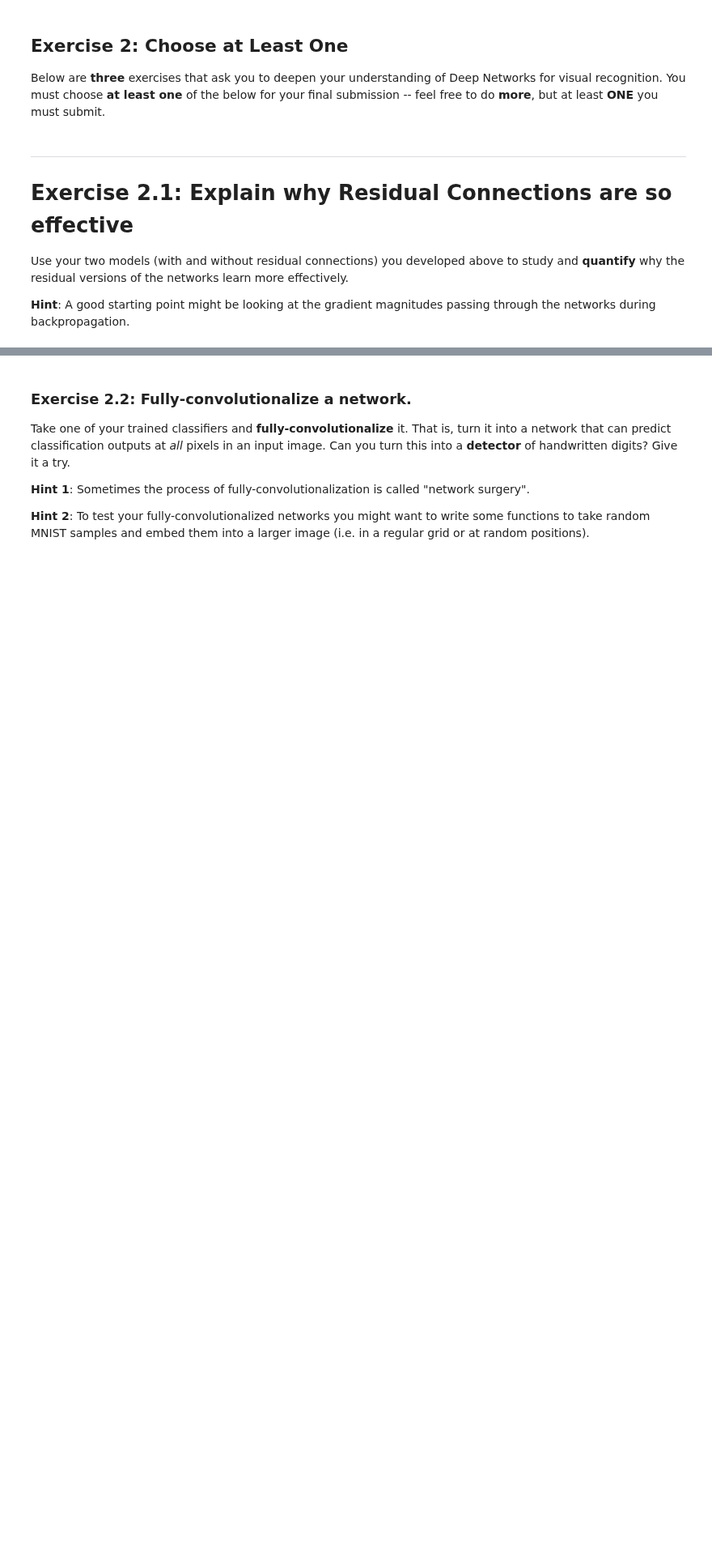
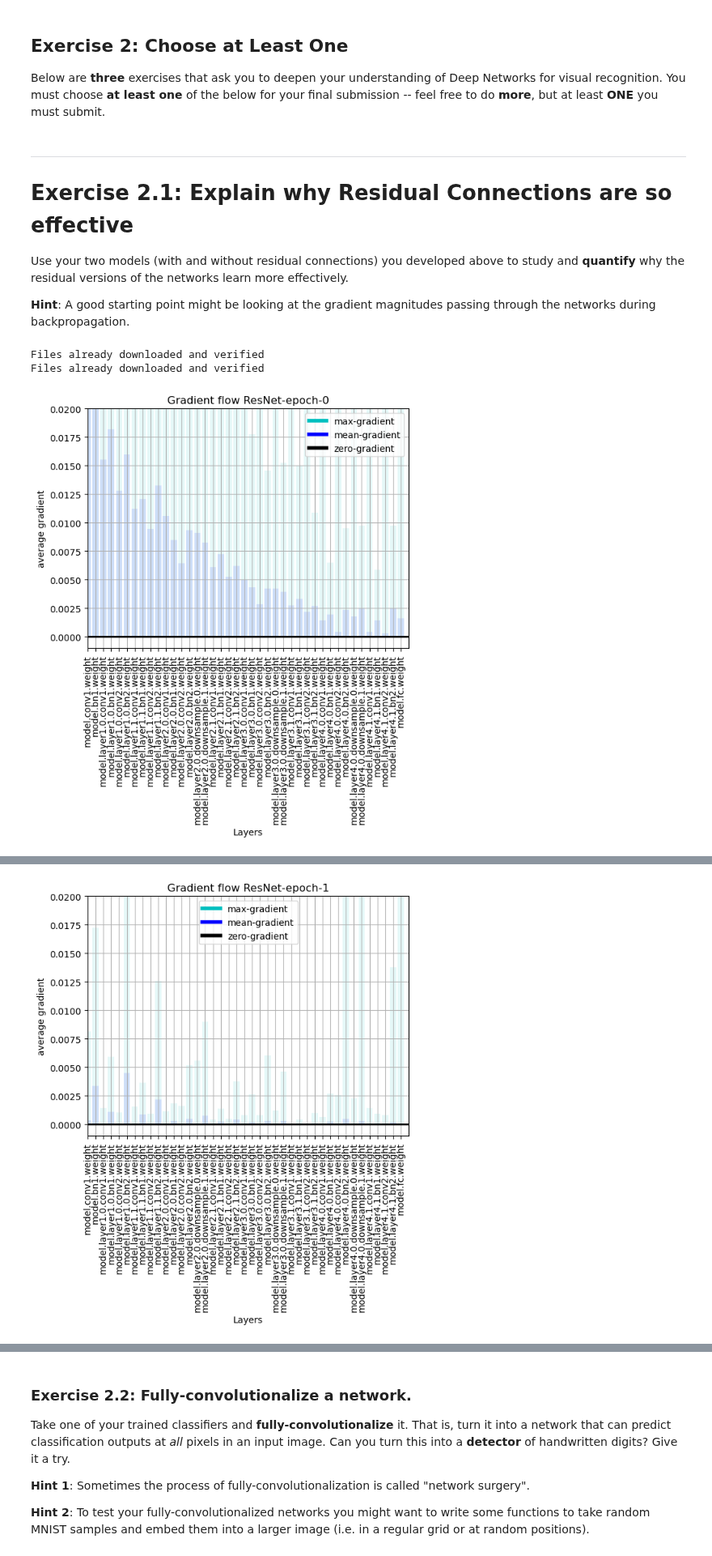
Before and after one commit to BaiardiLorenzo/DLA, a Jupyter notebook: Lab1/Lab1-CNNs-Exercise2.ipynb, the cells around one changed output, grey strips where cells are left out. Shown at 81% size. Cells and saved outputs as stored; diff of their text form; code cells hidden in the pictures; blank space fills up the shorter version.

```diff
--- a/Lab1/Lab1-CNNs-Exercise2.ipynb
+++ b/Lab1/Lab1-CNNs-Exercise2.ipynb
@@ -379 +546,64 @@ def plot_grad_flow(named_parameters, title):
     plt.show()
+# %%
+device = torch.device("cuda:0" if torch.cuda.is_available() else "cpu")
+
+# Retrain the ResNet18 model and the CNN model for quantify the gradient vanishing problem
+# resnet18 = ResNet(num_classes=10, skip_connection=True).to(device)
+# notres18 = ResNet(num_classes=10, skip_connection=False).to(device)
+resnet18 = ResNet18().to(device)
+notres18 = ResNet18NoSkip().to(device)
+
+# Dataset
+transform = transforms.Compose([
+    transforms.ToTensor(),
+    transforms.Normalize((0.4914, 0.4822, 0.4465), (0.2023, 0.1994, 0.2010))
+])
+
+ds_train = torchvision.datasets.CIFAR10(root='../data', train=True, download=True, transform=transform)
+ds_test = torchvision.datasets.CIFAR10(root='../data', train=False, download=True, transform=transform)
+
+batch_size = 128
+
+dl_train = DataLoader(ds_train, batch_size=batch_size, shuffle=True)
+dl_test = DataLoader(ds_test, batch_size=batch_size, shuffle=False)
+
+# Loss and optimizer
+lr = 0.1
+# opt_notres = torch.optim.SGD(notres18.parameters(), lr=lr, momentum=0.9, weight_decay=1e-4)
+# opt_resnet = torch.optim.SGD(resnet18.parameters(), lr=lr, momentum=0.9, weight_decay=1e-4)
+opt_resnet = torch.optim.Adam(resnet18.parameters(), lr=lr)
+opt_notres = torch.optim.Adam(notres18.parameters(), lr=lr)
+
+def train_gradient(model, opt, epochs, title):
+    model.train()
+    losses = []
+    for epoch in range(epochs):
+        ls = []
+        for (i, (xs, ys)) in enumerate(tqdm(dl_train, desc=f'Training epoch {epoch}', leave=True)):
+            xs, ys = xs.to(device), ys.to(device)
+            opt.zero_grad()
+
+            outputs = model(xs)
+            loss = F.cross_entropy(outputs, ys)
+            loss.backward()
+            opt.step()
+
+            ls.append(loss.item())
+            if i == 0:
+                plot_grad_flow(model.named_parameters(), title+"-epoch-"+str(epoch))
+        ls = np.mean(ls)
+        losses.append(ls)
+        print(f"Epoch {epoch}: Loss: {ls:.4f}")
+
+    plot_grad_flow(model.named_parameters(), title+"-epoch-"+str(epoch))
+    return losses
+
+epochs = 10
+
+resnet_loss = train_gradient(resnet18, opt_resnet, epochs, "ResNet")
+notres_loss = train_gradient(notres18, opt_notres, epochs, "Not ResNet")
+plot_train_loss(resnet_loss, notres_loss)
+# %% [output]
+Files already downloaded and verified
+Files already downloaded and verified
+[figure, added]
@@ -379,0 +611 @@ def plot_grad_flow(named_parameters, title):
+[figure, added]
```
Also changed, not shown: parts of 9 cells of this notebook, 1 other file.
